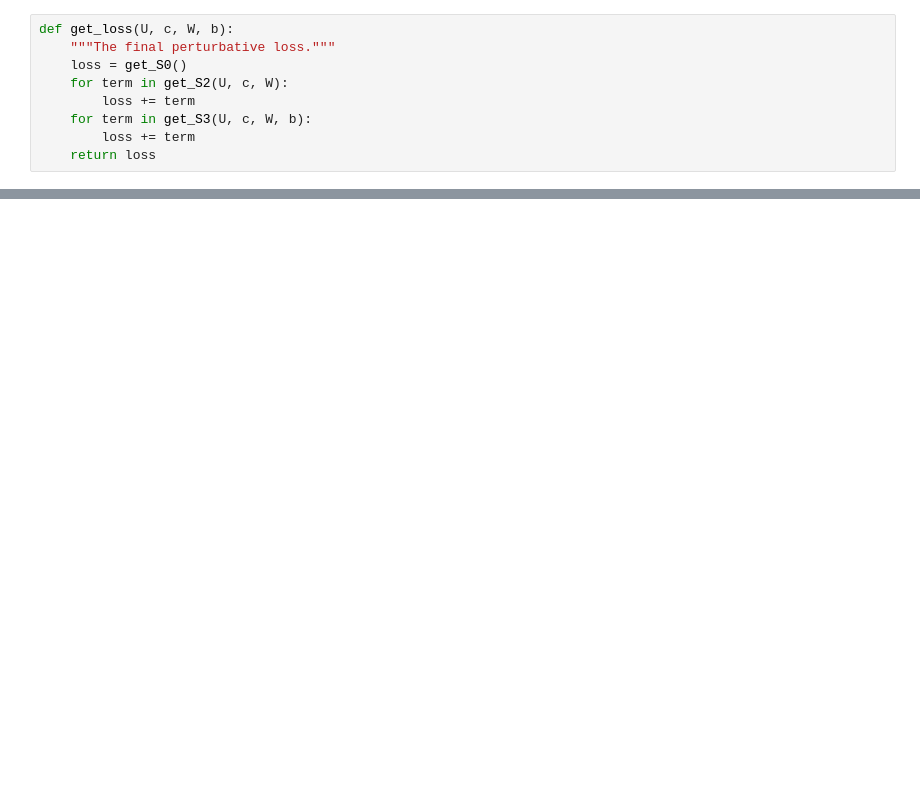
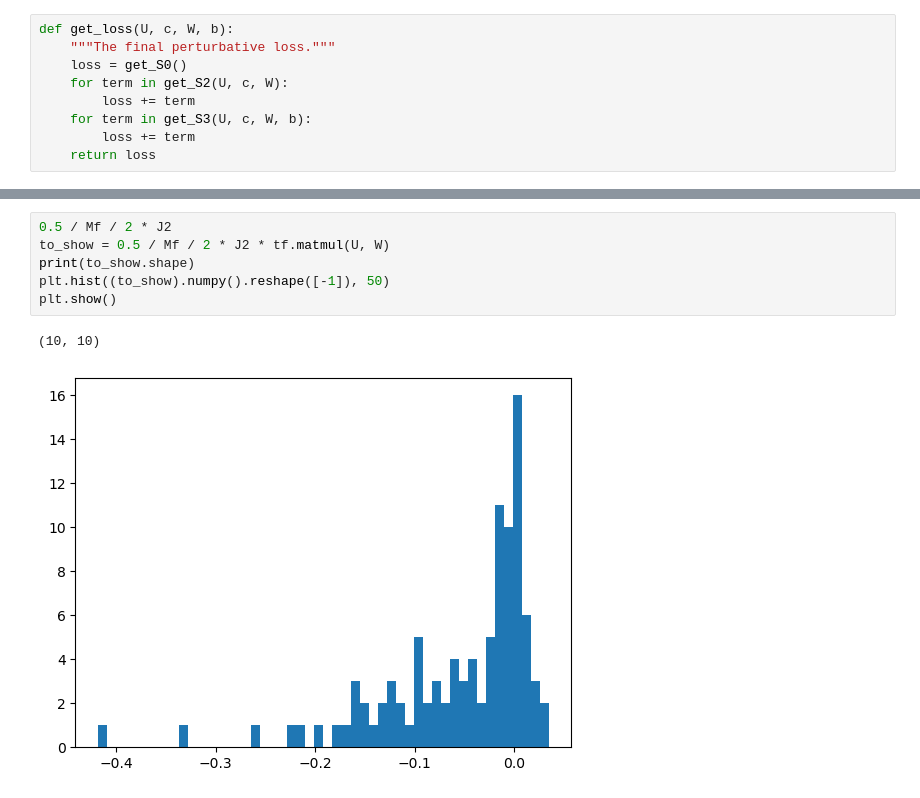
Before and after one commit to shuiruge/entropy, a Jupyter notebook: scales/Taylor Expansion of Action.ipynb, the cells around one changed output, grey strips where cells are left out. Cells and saved outputs as stored; diff of their text form; blank space fills up the shorter version.

```diff
--- a/scales/Taylor Expansion of Action.ipynb
+++ b/scales/Taylor Expansion of Action.ipynb
@@ -238,0 +248,9 @@ get_training_loss(model).numpy()
+# %%
+0.5 / Mf / 2 * J2
+to_show = 0.5 / Mf / 2 * J2 * tf.matmul(U, W)
+print(to_show.shape)
+plt.hist((to_show).numpy().reshape([-1]), 50)
+plt.show()
+# %% [output]
+(10, 10)
+[figure, added]
```
Also changed, not shown: parts of 16 cells of this notebook, 2 other files.
